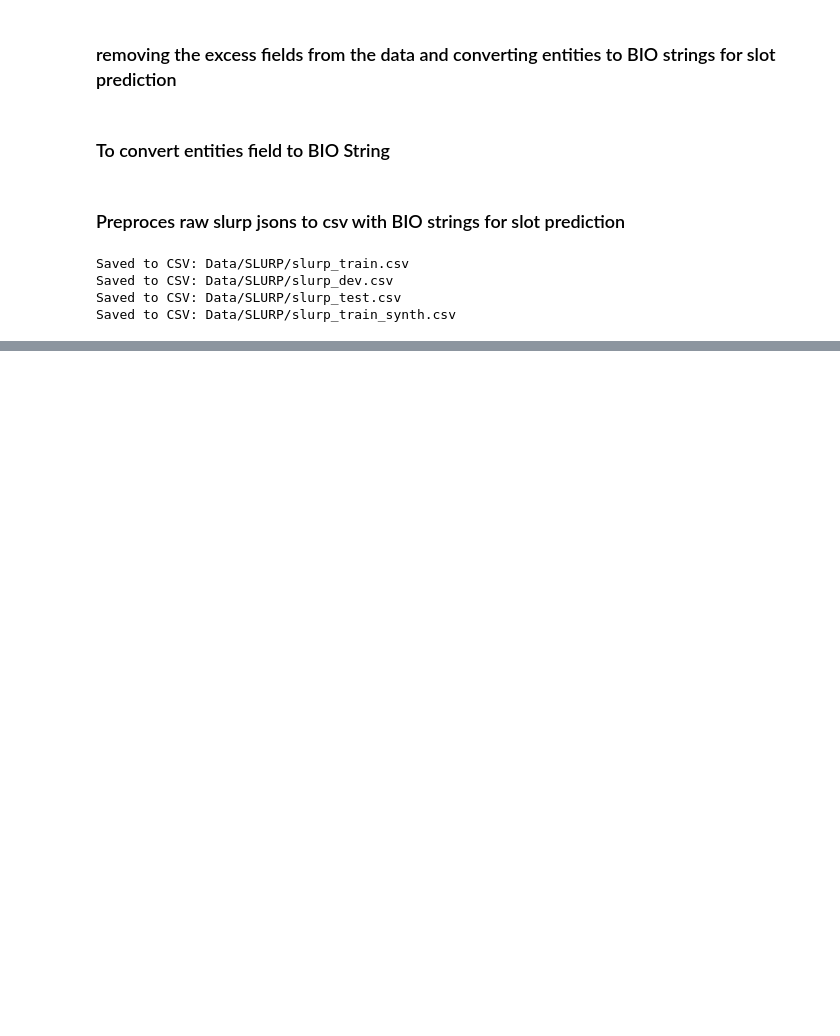
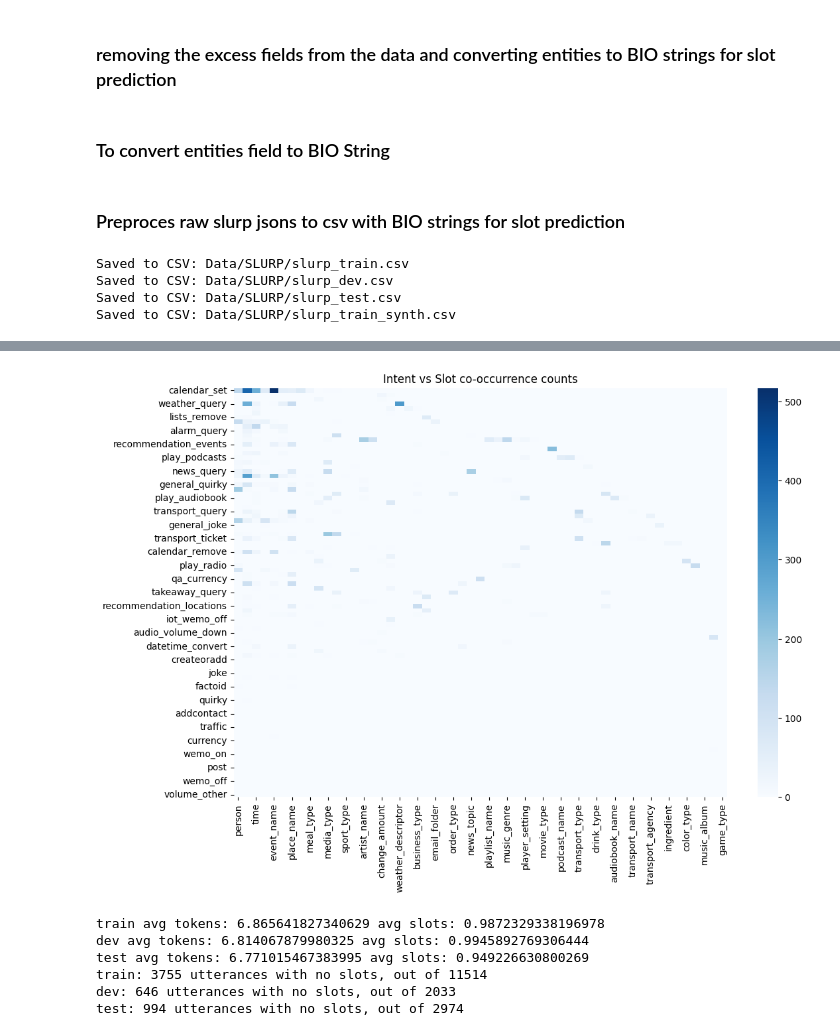
Before and after one commit to dhairya8luthra/Assignment_2_NLP, a Jupyter notebook: Assignment_2.ipynb, the cells around one changed output, grey strips where cells are left out. Saved outputs shown, nothing was run; the diff lists cells and outputs as text; code cells hidden in the pictures; blank space fills up the shorter version.

```diff
--- a/Assignment_2.ipynb
+++ b/Assignment_2.ipynb
@@ -164,0 +292,39 @@ Saved to CSV: Data/SLURP/slurp_train_synth.csv
+# %%
+
+# Intent vs slot co-occurrence matrix
+intent_slot = {}
+for _, row in df.iterrows():
+    intent = row["intent"]
+    labels = row["slot_string"].split() if isinstance(row["slot_string"], str) else []
+    types = set([lab.split("-",1)[1] for lab in labels if lab != "O" and "-" in lab])
+    if intent not in intent_slot:
+        intent_slot[intent] = Counter()
+    intent_slot[intent].update(types)
+# convert to DataFrame
+mat = pd.DataFrame(intent_slot).fillna(0).T  # intents as rows, slot types as columns
+plt.figure(figsize=(12,8))
+sns.heatmap(mat, annot=False, cmap="Blues")
+plt.title("Intent vs Slot co-occurrence counts")
+plt.show()
+# %% [output]
+[figure, added]
+# %%
+# Compare train vs dev vs test
+df_dev = pd.read_csv("Data/SLURP/slurp_dev.csv")
+df_test = pd.read_csv("Data/SLURP/slurp_test.csv")
+
+for split_df, name in [(df, "train"), (df_dev, "dev"), (df_test, "test")]:
+    print(name, "avg tokens:", split_df["sentence"].str.split().map(len).mean(),
+          "avg slots:", split_df["slot_string"].apply(count_slots).mean())
+
+# Check how many utterances with no slots
+for name, split_df in [("train", df), ("dev", df_dev), ("test", df_test)]:
+    no_slot = (split_df["slot_string"].str.count("B-") == 0).sum()
+    print(f"{name}: {no_slot} utterances with no slots, out of {len(split_df)}")
+# %% [output]
+train avg tokens: 6.865641827340629 avg slots: 0.9872329338196978
+dev avg tokens: 6.814067879980325 avg slots: 0.9945892769306444
+test avg tokens: 6.771015467383995 avg slots: 0.949226630800269
+train: 3755 utterances with no slots, out of 11514
+dev: 646 utterances with no slots, out of 2033
+test: 994 utterances with no slots, out of 2974
```
Also changed, not shown: parts of 9 cells of this notebook.
